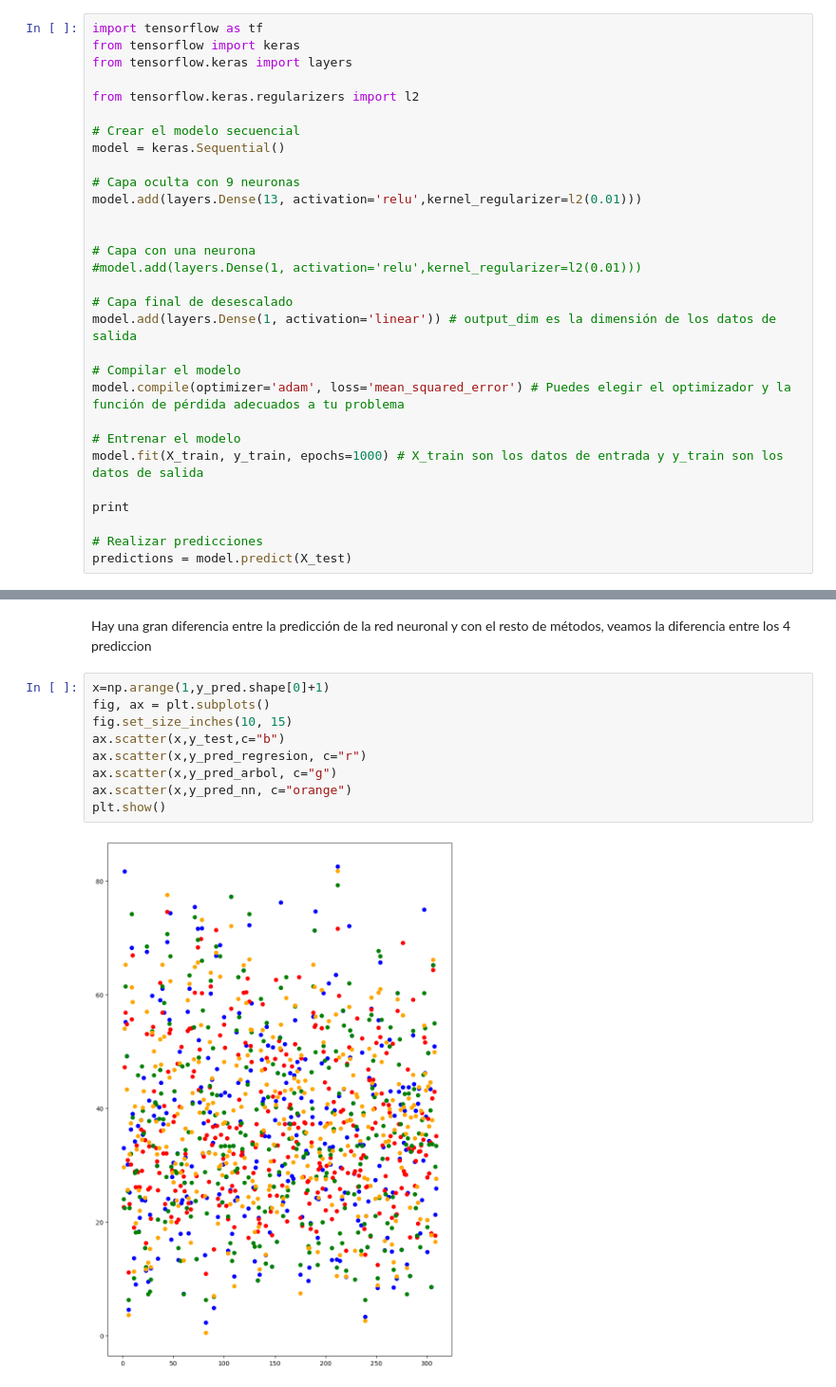
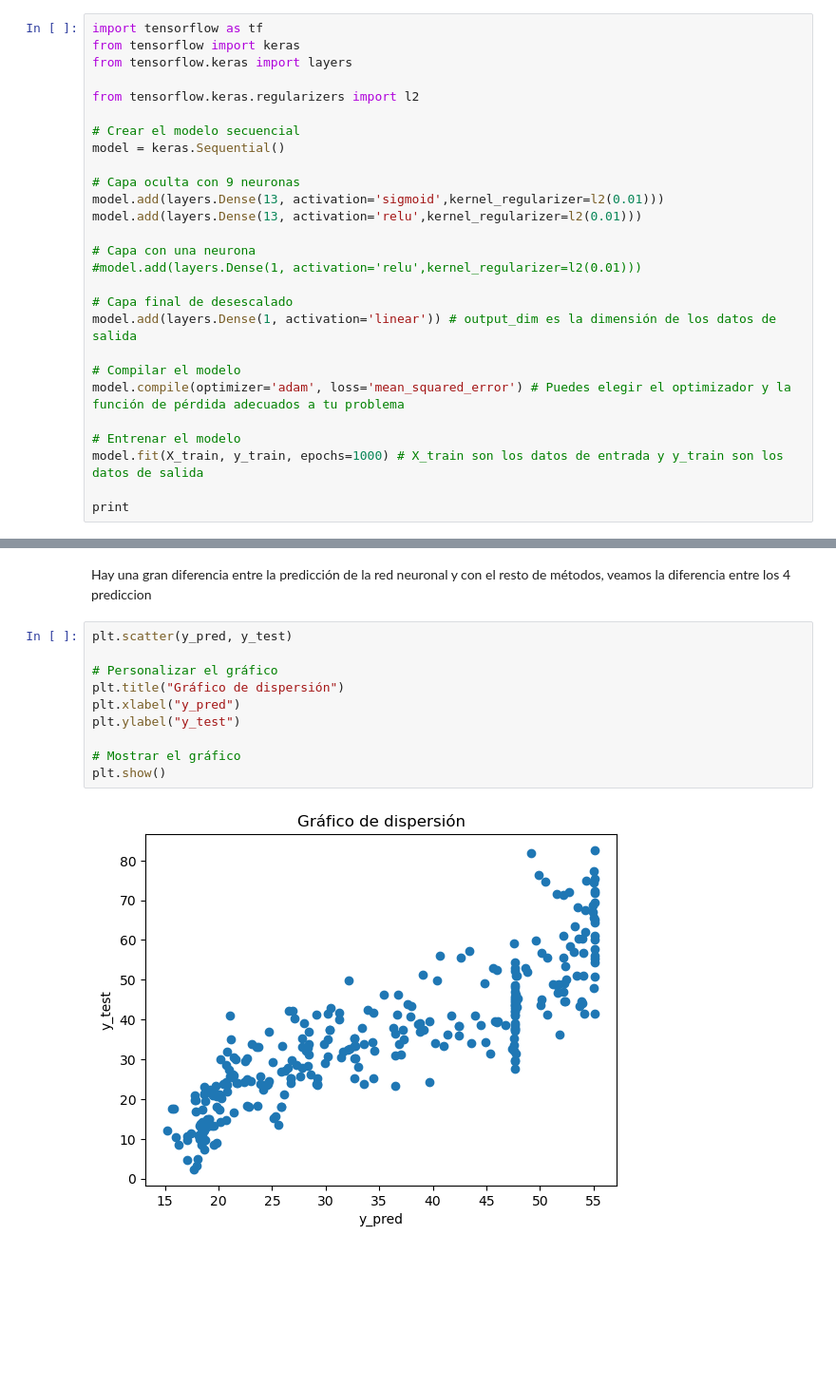
Before and after one commit to PedroAngelFM/TFG, a Jupyter notebook: Python/Código/TFG-Cemento.ipynb, the cells around one changed output, grey strips where cells are left out. Shown at 95% size. Saved outputs shown, nothing was run; the diff lists cells and outputs as text; blank space fills up the shorter version.

```diff
--- a/Python/Código/TFG-Cemento.ipynb
+++ b/Python/Código/TFG-Cemento.ipynb
@@ -181,8 +205,8 @@ from tensorflow.keras.regularizers import l2
 model = keras.Sequential()
 
 # Capa oculta con 9 neuronas
+model.add(layers.Dense(13, activation='sigmoid',kernel_regularizer=l2(0.01)))
 model.add(layers.Dense(13, activation='relu',kernel_regularizer=l2(0.01)))
-
 
 # Capa con una neurona
 #model.add(layers.Dense(1, activation='relu',kernel_regularizer=l2(0.01)))
@@ -197,8 +221,5 @@ model.compile(optimizer='adam', loss='mean_squared_error') # Puedes elegir el op
 model.fit(X_train, y_train, epochs=1000) # X_train son los datos de entrada y y_train son los datos de salida
 
 print
-
-# Realizar predicciones
-predictions = model.predict(X_test)
 # %% [output]
 Epoch 1/1000
@@ -235,13 +257,14 @@ Pérdida total 48.466304779052734
 # %% [markdown]
 Hay una gran diferencia entre la predicción de la red neuronal y con el resto de métodos, veamos la diferencia entre los 4 prediccion
 # %%
-x=np.arange(1,y_pred.shape[0]+1)
-fig, ax = plt.subplots()
-fig.set_size_inches(10, 15)
-ax.scatter(x,y_test,c="b")
-ax.scatter(x,y_pred_regresion, c="r")
-ax.scatter(x,y_pred_arbol, c="g")
-ax.scatter(x,y_pred_nn, c="orange")
+plt.scatter(y_pred, y_test)
+
+# Personalizar el gráfico
+plt.title("Gráfico de dispersión")
+plt.xlabel("y_pred")
+plt.ylabel("y_test")
+
+# Mostrar el gráfico
 plt.show()
 # %% [output]
-[figure, old version]
+[figure, new version]
```
Also changed, not shown: parts of 16 cells of this notebook, 11 other files.
